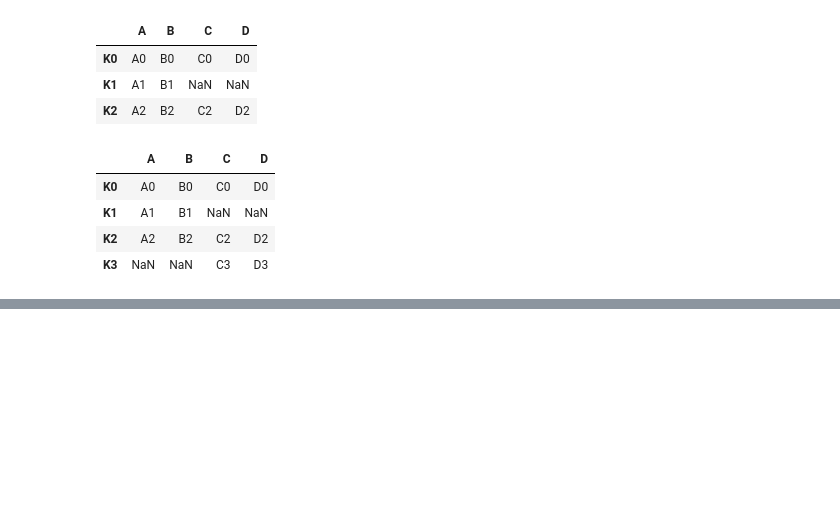
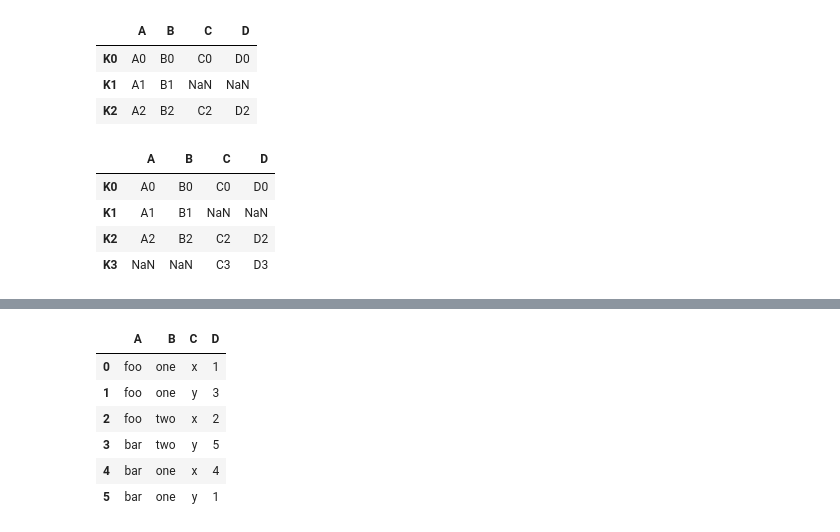
Before and after one commit to HermanTeng19/pydsml, a Jupyter notebook: pandas.ipynb, the cells around one changed output, grey strips where cells are left out. Saved outputs shown, nothing was run; the diff lists cells and outputs as text; code cells hidden in the pictures; blank space fills up the shorter version.

Commit message:
pandas section 3 operation and data input output

```diff
--- a/pandas.ipynb
+++ b/pandas.ipynb
@@ -906,0 +1010,17 @@ left.join(right,how='outer')
+# %%
+data = {'A':['foo','foo','foo','bar','bar','bar'],
+     'B':['one','one','two','two','one','one'],
+       'C':['x','y','x','y','x','y'],
+       'D':[1,3,2,5,4,1]}
+
+df = pd.DataFrame(data)
+# %%
+df
+# %% [output]
+|  | A | B | C | D |
+| 0 | foo | one | x | 1 |
+| 1 | foo | one | y | 3 |
+| 2 | foo | two | x | 2 |
+| 3 | bar | two | y | 5 |
+| 4 | bar | one | x | 4 |
+| 5 | bar | one | y | 1 |
```
Also changed, not shown: parts of 21 cells of this notebook.
